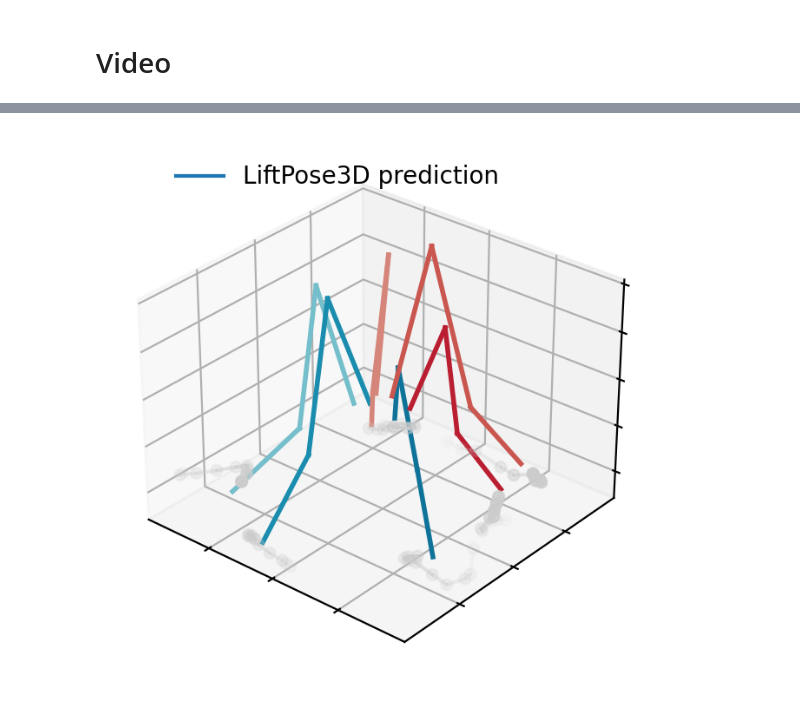
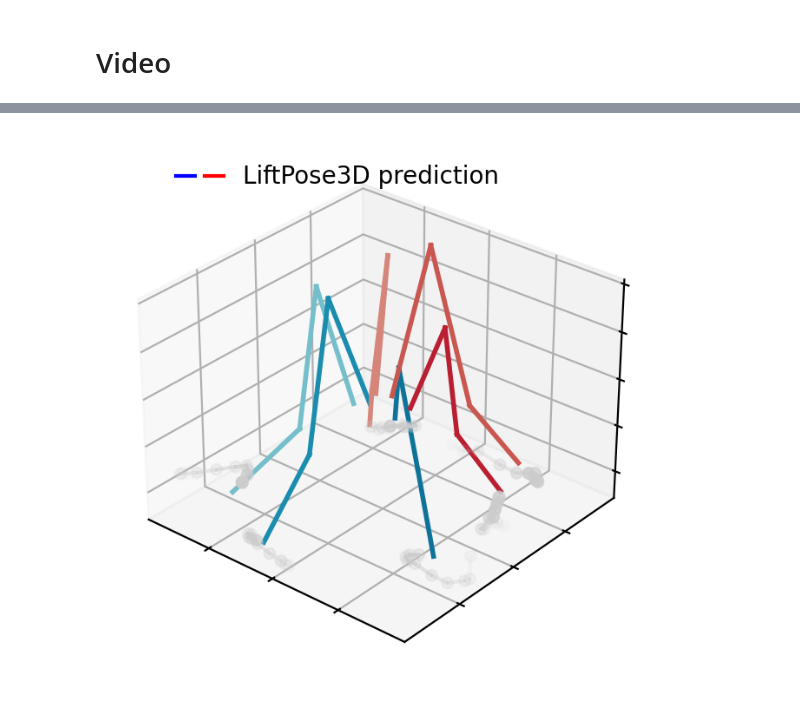
Before and after one commit to NeLy-EPFL/LiftPose3D, a Jupyter notebook: examples/domain_adapt_fly_ventral/domain_adaptation.ipynb, the cells around one changed output, grey strips where cells are left out. Saved outputs shown, nothing was run; the diff lists cells and outputs as text; code cells hidden in the pictures.

```diff
--- a/examples/domain_adapt_fly_ventral/domain_adaptation.ipynb
+++ b/examples/domain_adapt_fly_ventral/domain_adaptation.ipynb
@@ -286,5 +283,5 @@ ax.set_xlim([-190,190])
 ax.set_ylim([-190,190])
 ax.set_zlim([-10,80])
 
-plot_video_3d(fig, ax, n=pred.shape[0], par=par_data, tar=pred, pred=None, trailing=10, trailing_keypts=[3,7,11,15,19,23], fps=10)
+plot_video_3d(fig, ax, n=pred.shape[0], par=par_data, pred=pred, trailing=10, trailing_keypts=[3,7,11,15,19,23], fps=10)
 # %% [output]
@@ -308,2 +305,2 @@ plot_video_3d(fig, ax, n=pred.shape[0], par=par_data, tar=pred, pred=None, trail
-[figure, old version]
+[figure, new version]
 # %%
```
Also changed, not shown: parts of 6 cells of this notebook, 4 other files.
